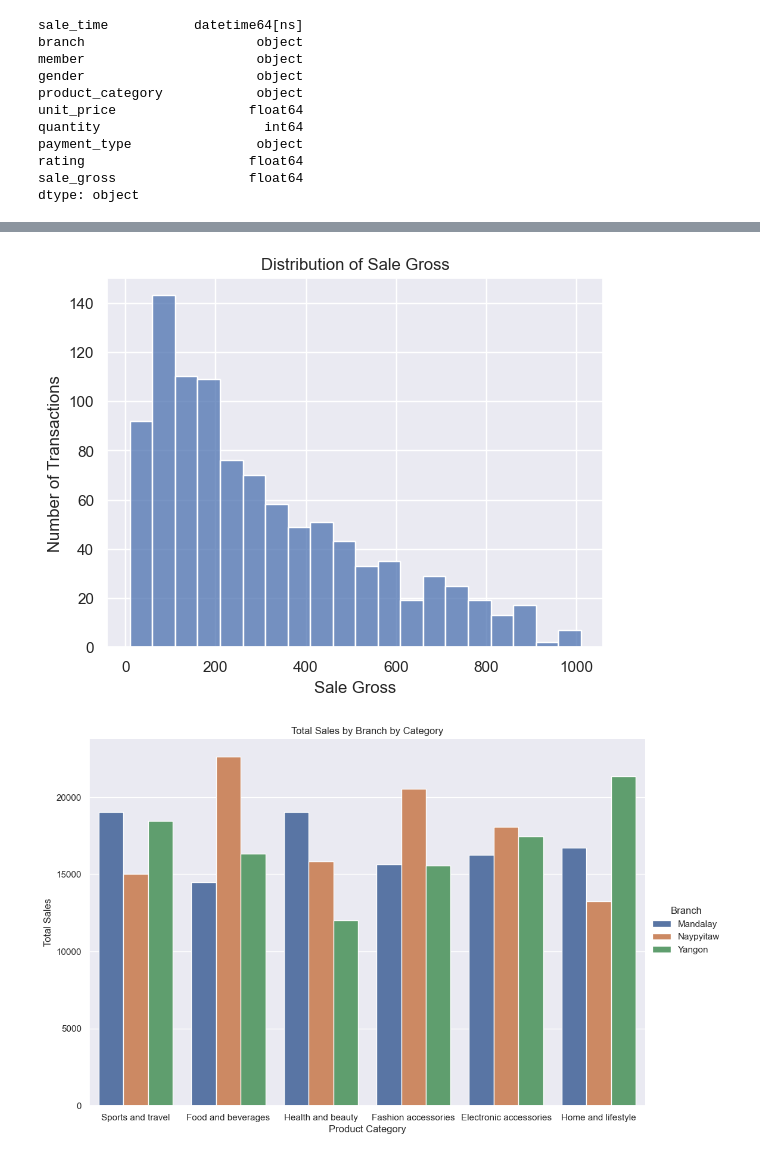
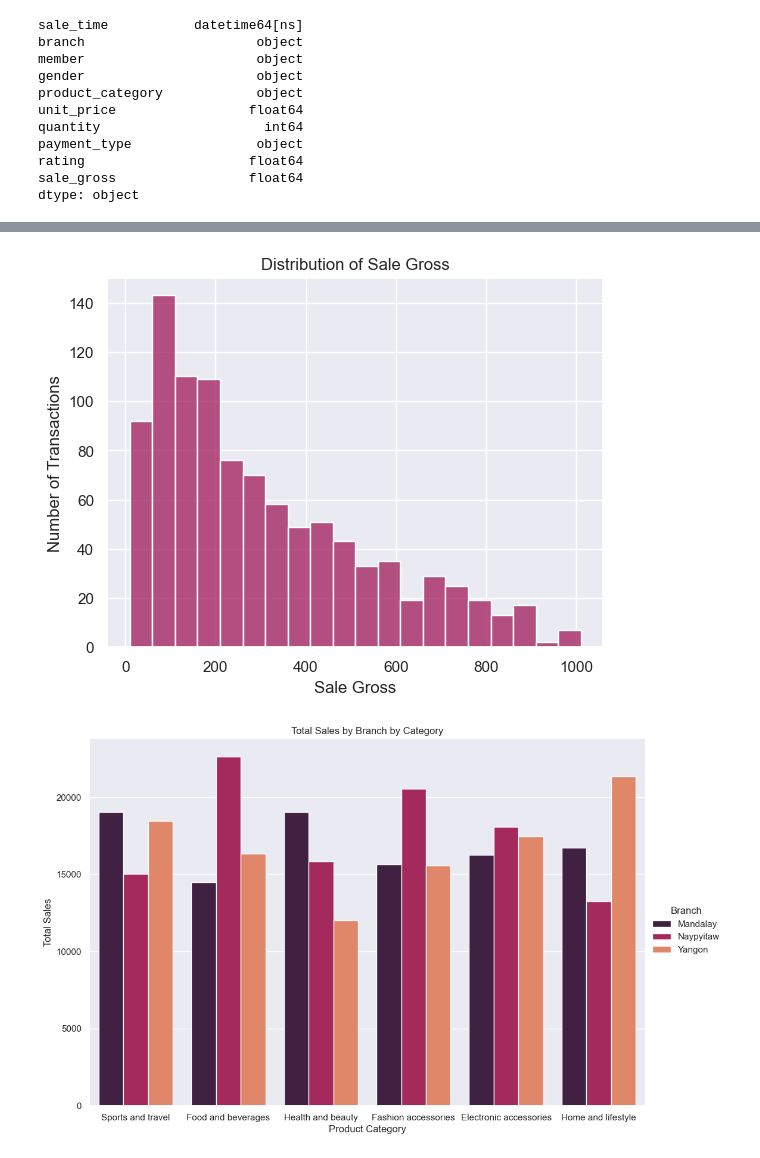
Before and after one commit to zdravoj/data-science-foundations, a Jupyter notebook: Supermarket_Sales/report_prep.ipynb, the cells around one changed output, grey strips where cells are left out. Drawn from its saved outputs; the diff is of its cells as text; code cells hidden in the pictures.

```diff
--- a/Supermarket_Sales/report_prep.ipynb
+++ b/Supermarket_Sales/report_prep.ipynb
@@ -116,41 +120,46 @@ plt.ylabel('Number of Transactions');
 sns.histplot(
     data= supermarket_data,
     x= 'sale_gross',
-    binwidth= 50.0
+    binwidth= 50.0,
+    color= sns.color_palette(
+        'rocket',
+        n_colors= 9
+    )[3]
 )
 plt.title('Distribution of Sale Gross')
 plt.xlabel('Sale Gross')
 plt.ylabel('Number of Transactions');
 # %% [output]
-[figure, old version]
+[figure, new version]
 # %%
 # total sales by branch by category
 g = sns.catplot(
     data= supermarket_data,
     x= 'product_category',
     y= 'sale_gross',
     hue= 'branch',
     kind= 'bar',
     orient= 'vertical',
     estimator= 'sum',
     errorbar= None,
     height= 7,
     aspect= 12/8,
     hue_order=[
         'Mandalay',
         'Naypyitaw',
         'Yangon'
     ],
     palette= sns.color_palette(
-        'deep'
-    )
+        'rocket',
+        n_colors= 10
+    )[1::3]
 )
 g._legend.set_title('Branch')
 plt.title('Total Sales by Branch by Category')
 plt.xlabel('Product Category')
 plt.ylabel('Total Sales');
 # %% [output]
-[figure, old version]
+[figure, new version]
 # %%
 # total sales by category by branch
 g = sns.catplot(
```
Also changed, not shown: parts of 4 cells of this notebook.
